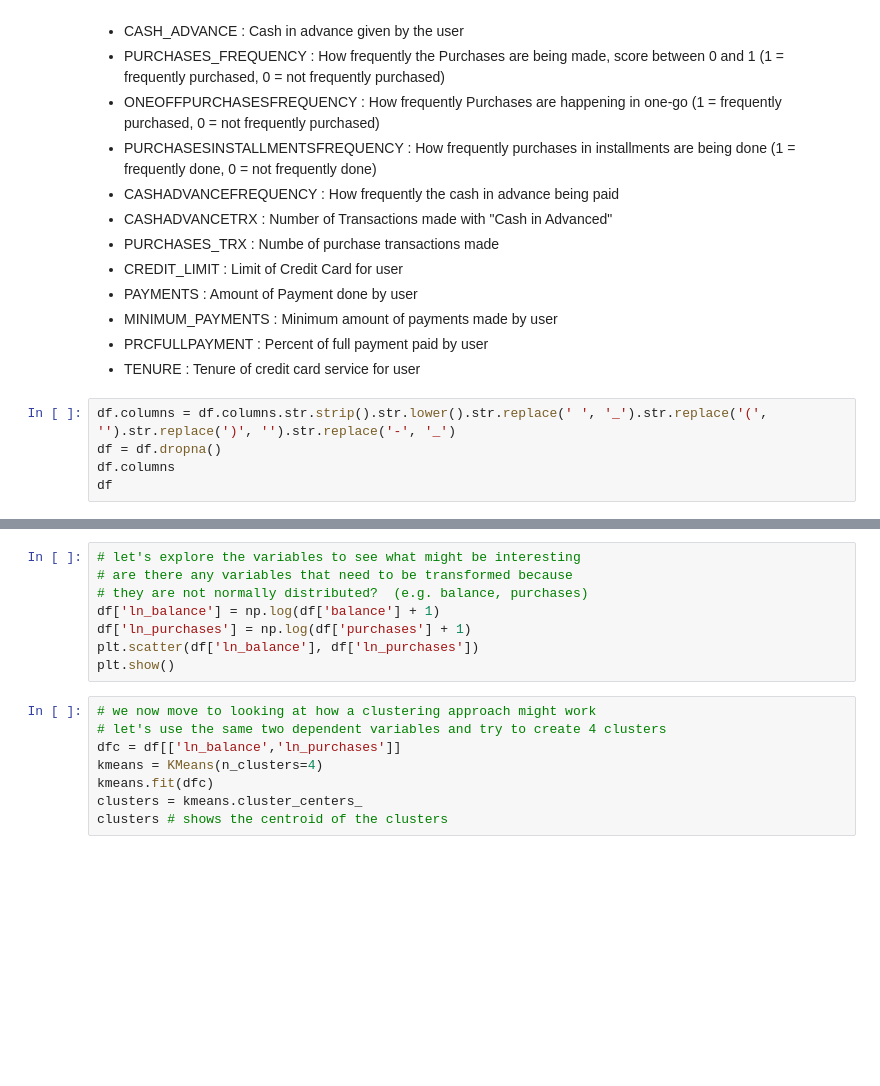
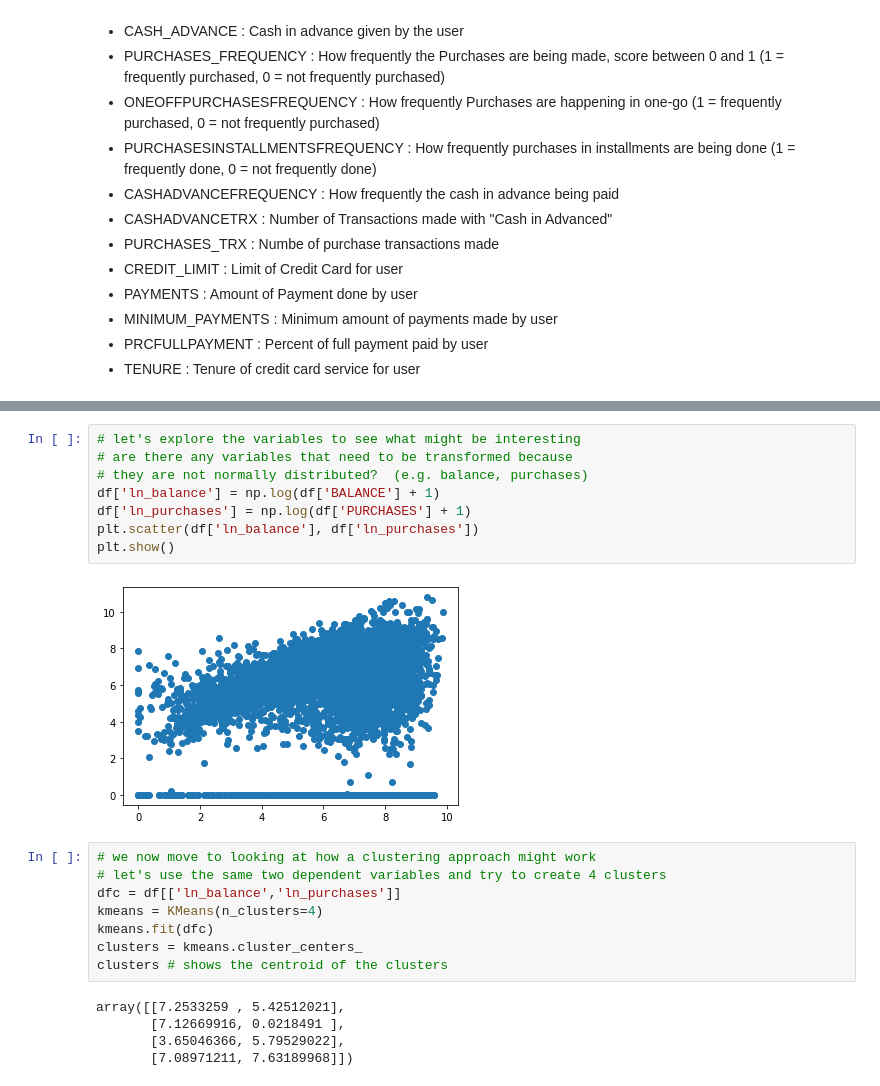
Before and after one commit to jpbailey/438a, a Jupyter notebook: creditcard_clusters.ipynb, the cells around one changed output, grey strips where cells are left out. Drawn from its saved outputs; the diff is of its cells as text; blank space fills up the shorter version.

```diff
--- a/creditcard_clusters.ipynb
+++ b/creditcard_clusters.ipynb
@@ -32,8 +32,3 @@ https://www.kaggle.com/arjunbhasin2013/ccdata
 <li>PRCFULLPAYMENT : Percent of full payment paid by user</li>
 <li>TENURE : Tenure of credit card service for user</li>
 </ul>
-# %%
-df.columns = df.columns.str.strip().str.lower().str.replace(' ', '_').str.replace('(', '').str.replace(')', '').str.replace('-', '_')
-df = df.dropna()
-df.columns
-df
@@ -40,11 +53,13 @@ df
 # %%
 # let's explore the variables to see what might be interesting
 # are there any variables that need to be transformed because
 # they are not normally distributed?  (e.g. balance, purchases)
-df['ln_balance'] = np.log(df['balance'] + 1)
-df['ln_purchases'] = np.log(df['purchases'] + 1)
+df['ln_balance'] = np.log(df['BALANCE'] + 1)
+df['ln_purchases'] = np.log(df['PURCHASES'] + 1)
 plt.scatter(df['ln_balance'], df['ln_purchases'])
 plt.show()
+# %% [output]
+[figure, added]
 # %%
 # we now move to looking at how a clustering approach might work
 # let's use the same two dependent variables and try to create 4 clusters
@@ -53,6 +68,11 @@ kmeans = KMeans(n_clusters=4)
 kmeans.fit(dfc)
 clusters = kmeans.cluster_centers_
 clusters # shows the centroid of the clusters
+# %% [output]
+array([[7.2533259 , 5.42512021],
+       [7.12669916, 0.0218491 ],
+       [3.65046366, 5.79529022],
+       [7.08971211, 7.63189968]])
 # %%
 # now we can plot the data along with the centroids
 # can you do better?
```
Also changed, not shown: parts of 2 cells of this notebook, 2 other files.
